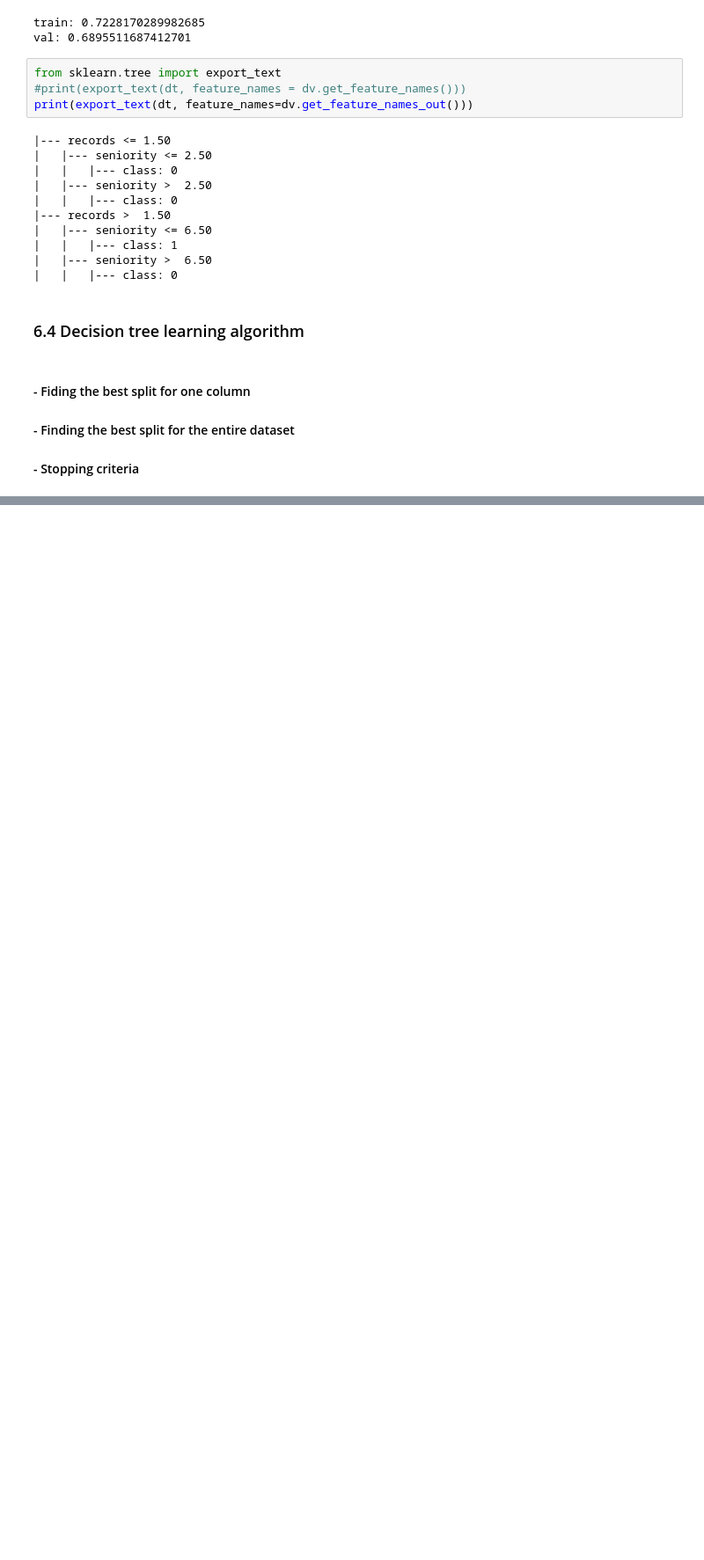
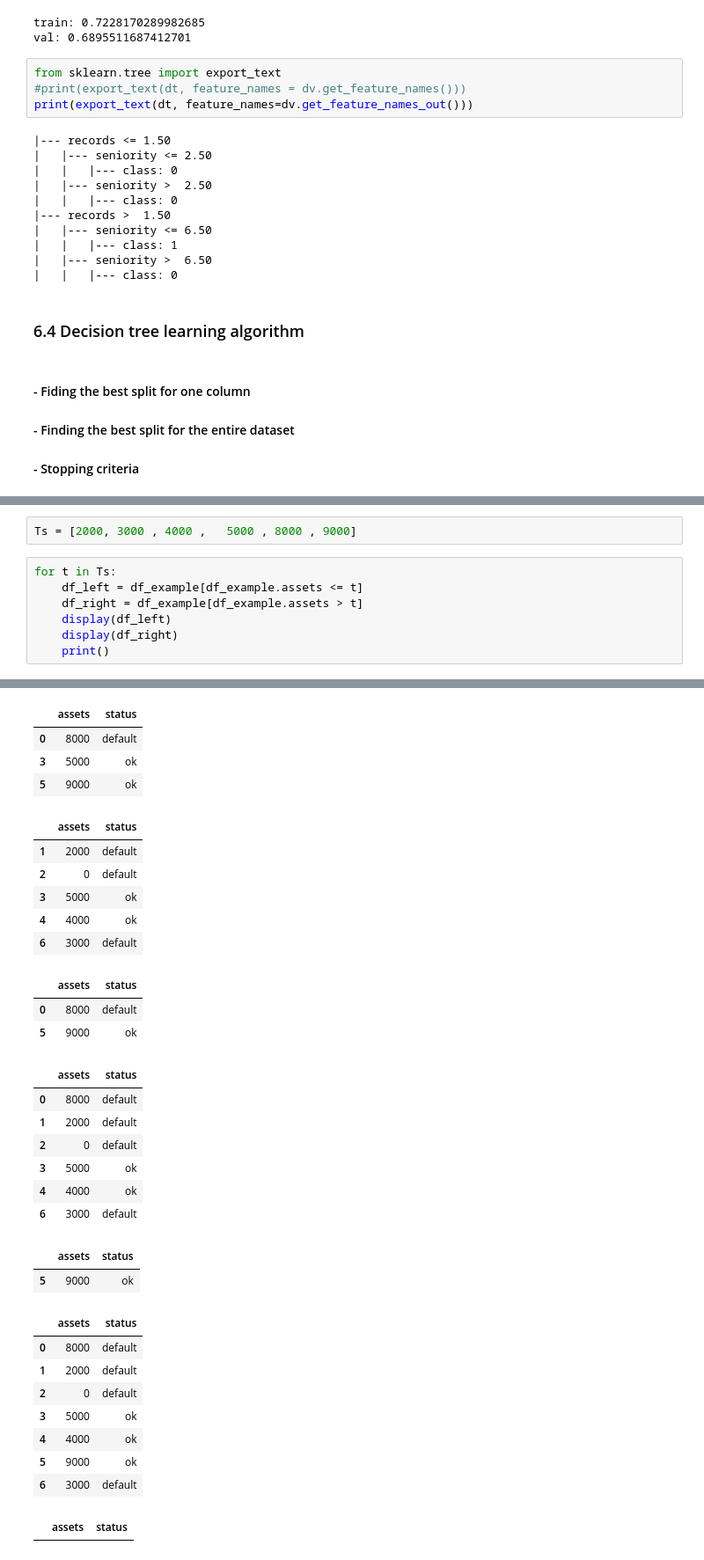
Before and after one commit to descandon88/ml-zoomcamp, a Jupyter notebook: work/notebooks/06-decision-trees-ensembles-learning.ipynb, the cells around one changed output, grey strips where cells are left out. Shown: that part at 88% size. Drawn from its saved outputs; the diff is of its cells as text; blank space fills up the shorter version.

```diff
--- a/work/notebooks/06-decision-trees-ensembles-learning.ipynb
+++ b/work/notebooks/06-decision-trees-ensembles-learning.ipynb
@@ -314,0 +346,10 @@ print(export_text(dt, feature_names=dv.get_feature_names_out()))
+# %%
+Ts = [2000, 3000 , 4000 ,   5000 , 8000 , 9000]
+# %%
+for t in Ts:
+    df_left = df_example[df_example.assets <= t]
+    df_right = df_example[df_example.assets > t]
+    display(df_left)
+    display(df_right)
+    print()
+# %% [output]
@@ -314,0 +379,31 @@ print(export_text(dt, feature_names=dv.get_feature_names_out()))
+|  | assets | status |
+| 0 | 8000 | default |
+| 3 | 5000 | ok |
+| 5 | 9000 | ok |
+|  | assets | status |
+| 1 | 2000 | default |
+| 2 | 0 | default |
+| 3 | 5000 | ok |
+| 4 | 4000 | ok |
+| 6 | 3000 | default |
+|  | assets | status |
+| 0 | 8000 | default |
+| 5 | 9000 | ok |
+|  | assets | status |
+| 0 | 8000 | default |
+| 1 | 2000 | default |
+| 2 | 0 | default |
+| 3 | 5000 | ok |
+| 4 | 4000 | ok |
+| 6 | 3000 | default |
+|  | assets | status |
+| 5 | 9000 | ok |
+|  | assets | status |
+| 0 | 8000 | default |
+| 1 | 2000 | default |
+| 2 | 0 | default |
+| 3 | 5000 | ok |
+| 4 | 4000 | ok |
+| 5 | 9000 | ok |
+| 6 | 3000 | default |
+|  | assets | status |
```
Also changed, not shown: parts of 5 cells of this notebook.
